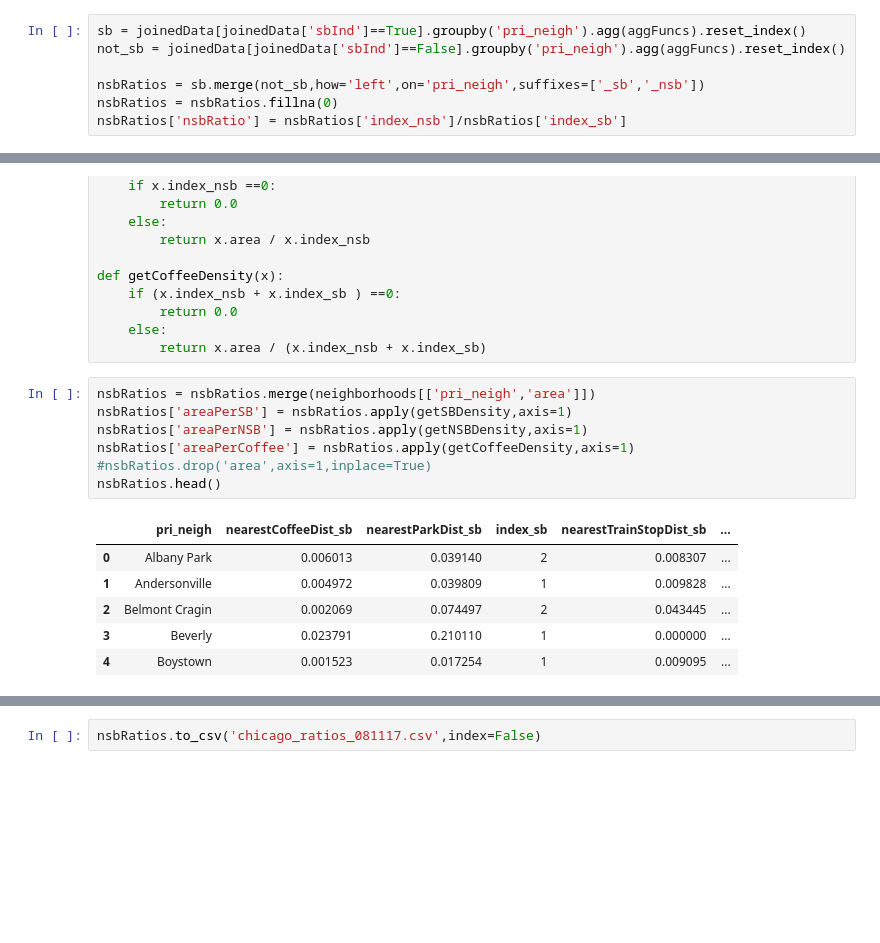
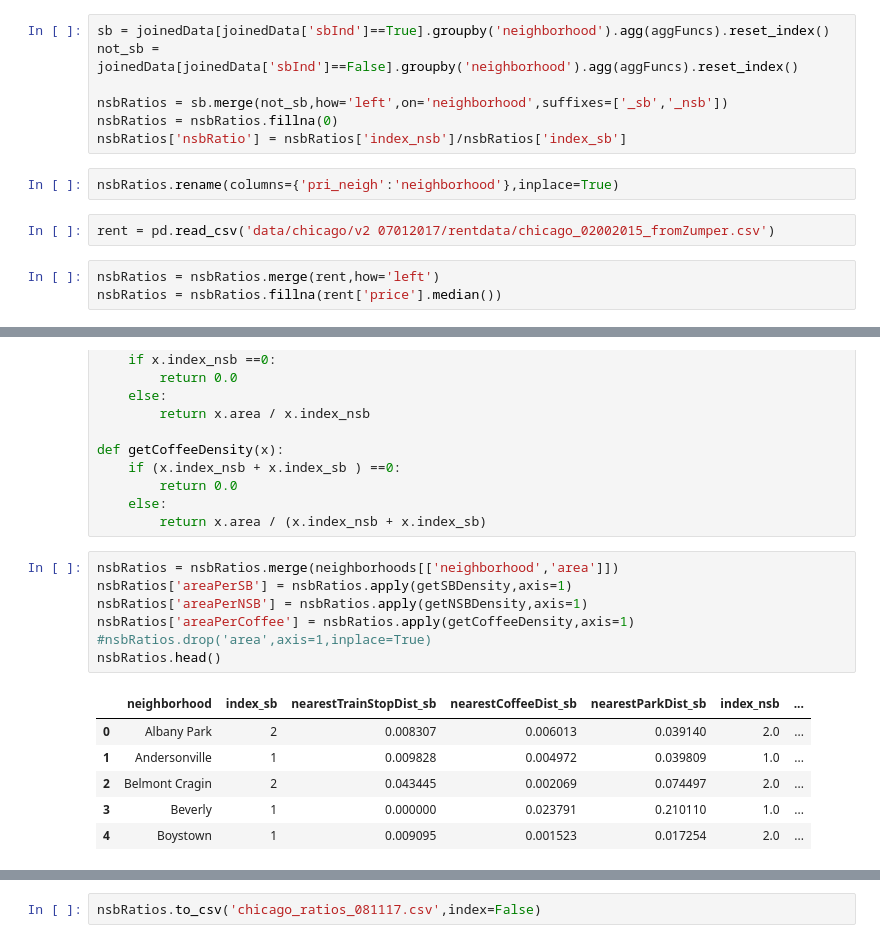
Before and after one commit to BEugeneSmith/Neighborhood-Coffee-Study, a Jupyter notebook: working/coffee/debug_chicago.ipynb, the cells around one changed output, grey strips where cells are left out. Saved outputs shown, nothing was run; the diff lists cells and outputs as text; blank space fills up the shorter version.

```diff
--- a/working/coffee/debug_chicago.ipynb
+++ b/working/coffee/debug_chicago.ipynb
@@ -107,12 +102,19 @@ joinedData.head(20)
 # aggFuncs = {'index':'count','nearestTrainStopDist':'mean','nearestBusStopDist':'mean','nearestCoffeeDist':'mean'}
 aggFuncs = {'index':'count','nearestTrainStopDist':'mean','nearestCoffeeDist':'mean','nearestParkDist':'mean'}
 # %%
-sb = joinedData[joinedData['sbInd']==True].groupby('pri_neigh').agg(aggFuncs).reset_index()
-not_sb = joinedData[joinedData['sbInd']==False].groupby('pri_neigh').agg(aggFuncs).reset_index()
+sb = joinedData[joinedData['sbInd']==True].groupby('neighborhood').agg(aggFuncs).reset_index()
+not_sb = joinedData[joinedData['sbInd']==False].groupby('neighborhood').agg(aggFuncs).reset_index()
 
-nsbRatios = sb.merge(not_sb,how='left',on='pri_neigh',suffixes=['_sb','_nsb'])
+nsbRatios = sb.merge(not_sb,how='left',on='neighborhood',suffixes=['_sb','_nsb'])
 nsbRatios = nsbRatios.fillna(0)
 nsbRatios['nsbRatio'] = nsbRatios['index_nsb']/nsbRatios['index_sb']
+# %%
+nsbRatios.rename(columns={'pri_neigh':'neighborhood'},inplace=True)
+# %%
+rent = pd.read_csv('data/chicago/v2 07012017/rentdata/chicago_02002015_fromZumper.csv')
+# %%
+nsbRatios = nsbRatios.merge(rent,how='left')
+nsbRatios = nsbRatios.fillna(rent['price'].median())
 # %%
 nsbRatios.sort_values('nsbRatio',ascending=False).head(10)
 # %% [output]
@@ -146,19 +148,19 @@ def getCoffeeDensity(x):
     else:
         return x.area / (x.index_nsb + x.index_sb)
 # %%
-nsbRatios = nsbRatios.merge(neighborhoods[['pri_neigh','area']])
+nsbRatios = nsbRatios.merge(neighborhoods[['neighborhood','area']])
 nsbRatios['areaPerSB'] = nsbRatios.apply(getSBDensity,axis=1)
 nsbRatios['areaPerNSB'] = nsbRatios.apply(getNSBDensity,axis=1)
 nsbRatios['areaPerCoffee'] = nsbRatios.apply(getCoffeeDensity,axis=1)
 #nsbRatios.drop('area',axis=1,inplace=True)
 nsbRatios.head()
 # %% [output]
-|  | pri_neigh | nearestCoffeeDist_sb | nearestParkDist_sb | index_sb | nearestTrainStopDist_sb | ... |
-| 0 | Albany Park | 0.006013 | 0.039140 | 2 | 0.008307 | ... |
-| 1 | Andersonville | 0.004972 | 0.039809 | 1 | 0.009828 | ... |
-| 2 | Belmont Cragin | 0.002069 | 0.074497 | 2 | 0.043445 | ... |
-| 3 | Beverly | 0.023791 | 0.210110 | 1 | 0.000000 | ... |
-| 4 | Boystown | 0.001523 | 0.017254 | 1 | 0.009095 | ... |
+|  | neighborhood | index_sb | nearestTrainStopDist_sb | nearestCoffeeDist_sb | nearestParkDist_sb | index_nsb | ... |
+| 0 | Albany Park | 2 | 0.008307 | 0.006013 | 0.039140 | 2.0 | ... |
+| 1 | Andersonville | 1 | 0.009828 | 0.004972 | 0.039809 | 1.0 | ... |
+| 2 | Belmont Cragin | 2 | 0.043445 | 0.002069 | 0.074497 | 2.0 | ... |
+| 3 | Beverly | 1 | 0.000000 | 0.023791 | 0.210110 | 1.0 | ... |
+| 4 | Boystown | 1 | 0.009095 | 0.001523 | 0.017254 | 2.0 | ... |
 # %%
 Chart(nsbRatios[['nsbRatio']]).mark_bar().encode(
     x=X('nsbRatio',
```
Also changed, not shown: parts of 6 cells of this notebook, 4 other files.
